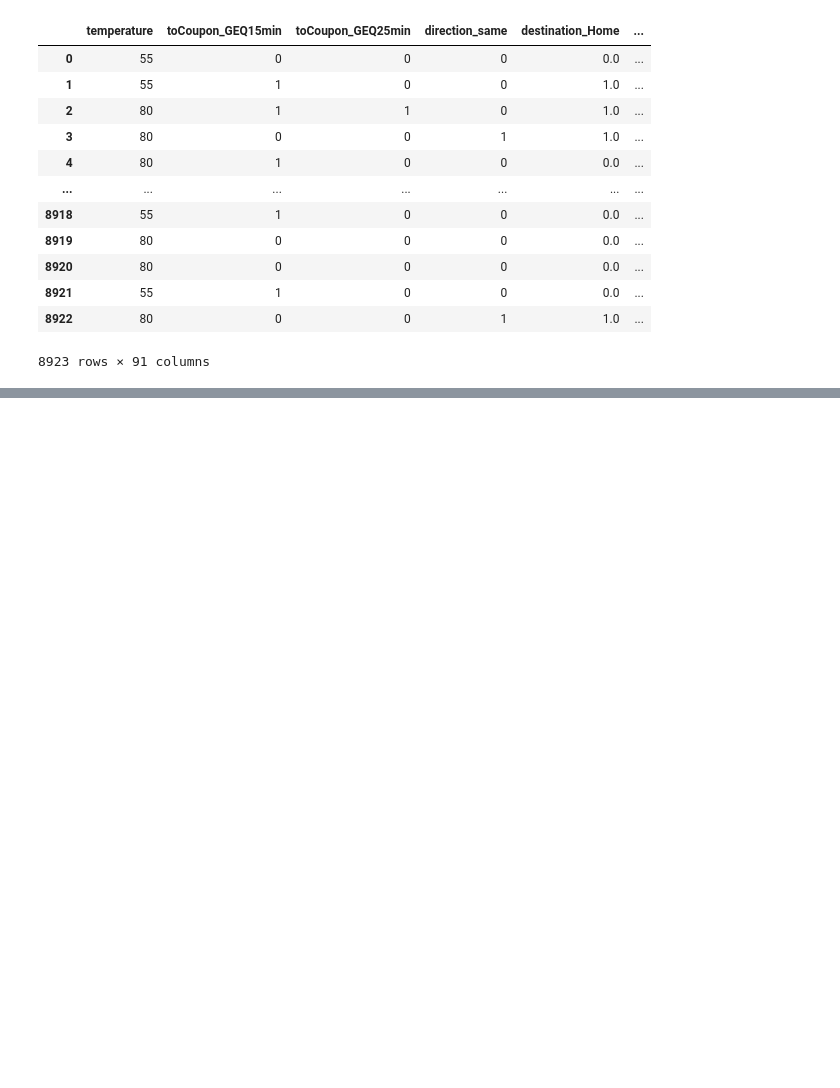
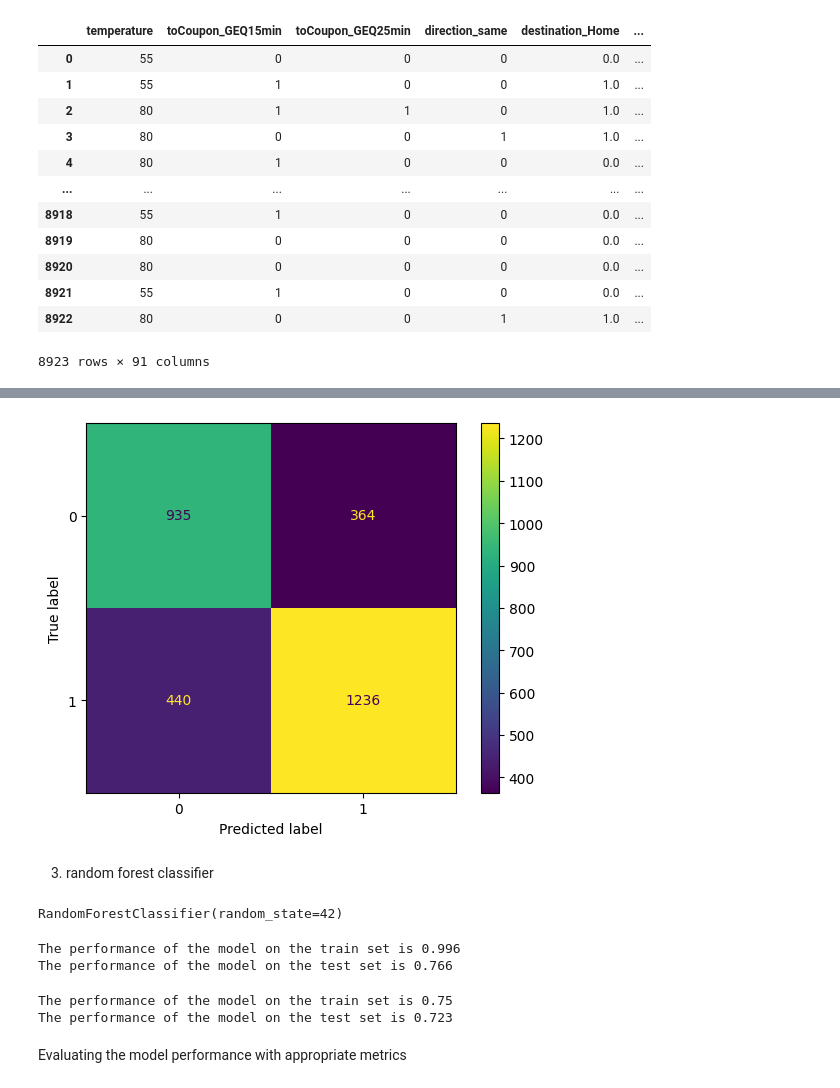
Before and after one commit to Oruka01/Food-Sale-Predictions, a Jupyter notebook: Project_2_Part_4.ipynb, the cells around one changed output, grey strips where cells are left out. Saved outputs shown, nothing was run; the diff lists cells and outputs as text; code cells hidden in the pictures; blank space fills up the shorter version.

```diff
--- a/Project_2_Part_4.ipynb
+++ b/Project_2_Part_4.ipynb
@@ -888,0 +789,3 @@ I choose the decision tree model.
+# %%
+# Training and fitting the model
+bagclass.fit(X_train_processed, y_train)
@@ -888,0 +816,2 @@ I choose the decision tree model.
+# %%
+bag_y_pred = bagclass.predict(X_test_processed)
@@ -888,0 +854,7 @@ I choose the decision tree model.
+# %%
+# Plot the confusion matrix
+ConfusionMatrixDisplay.from_predictions(y_test, bag_y_pred);
+# %% [output]
+[figure, added]
+# %% [markdown]
+3) random forest classifier
@@ -888,0 +864,27 @@ I choose the decision tree model.
+# %%
+# Training and fitting the model
+rf.fit(X_train_processed, y_train)
+# %% [output]
+RandomForestClassifier(random_state=42)
+# %%
+# Evaluating the model performance
+rf_train_score = rf.score(X_train_processed, y_train).round(3)
+rf_test_score = rf.score(X_test_processed, y_test).round(3)
+print('The performance of the model on the train set is', rf_train_score)
+print('The performance of the model on the test set is', rf_test_score)
+# %% [output]
+The performance of the model on the train set is 0.996
+The performance of the model on the test set is 0.766
+# %%
+# Tuning the model
+rf_8 = RandomForestClassifier(max_depth = 8, random_state = 42)
+rf_8.fit(X_train_processed, y_train)
+rf_8_train_score = rf_8.score(X_train_processed, y_train).round(3)
+rf_8_test_score = rf_8.score(X_test_processed, y_test).round(3)
+print('The performance of the model on the train set is',rf_8_train_score)
+print('The performance of the model on the test set is',rf_8_test_score)
+# %% [output]
+The performance of the model on the train set is 0.75
+The performance of the model on the test set is 0.723
+# %% [markdown]
+Evaluating the model performance with appropriate metrics
```
Also changed, not shown: parts of 101 cells of this notebook.
